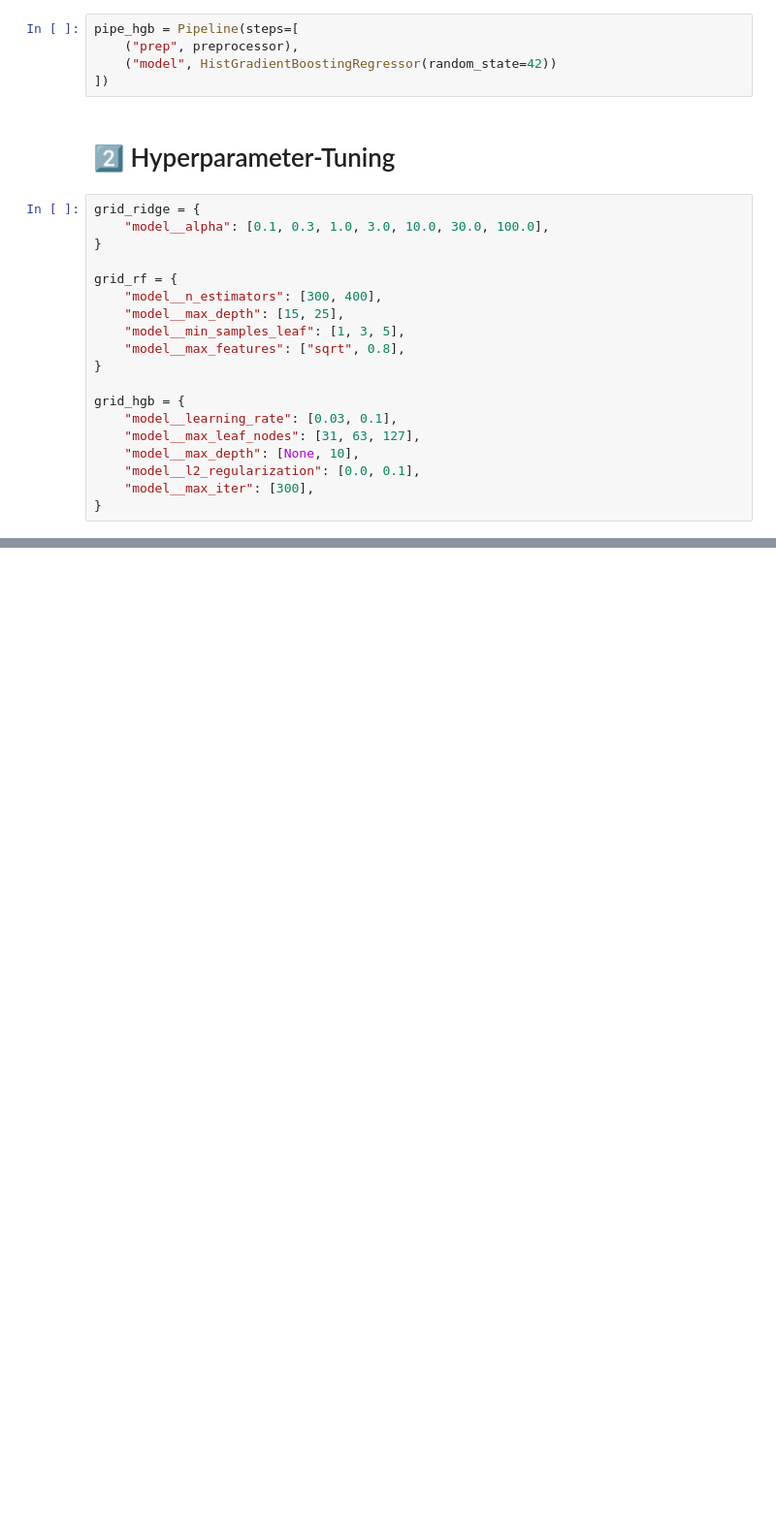
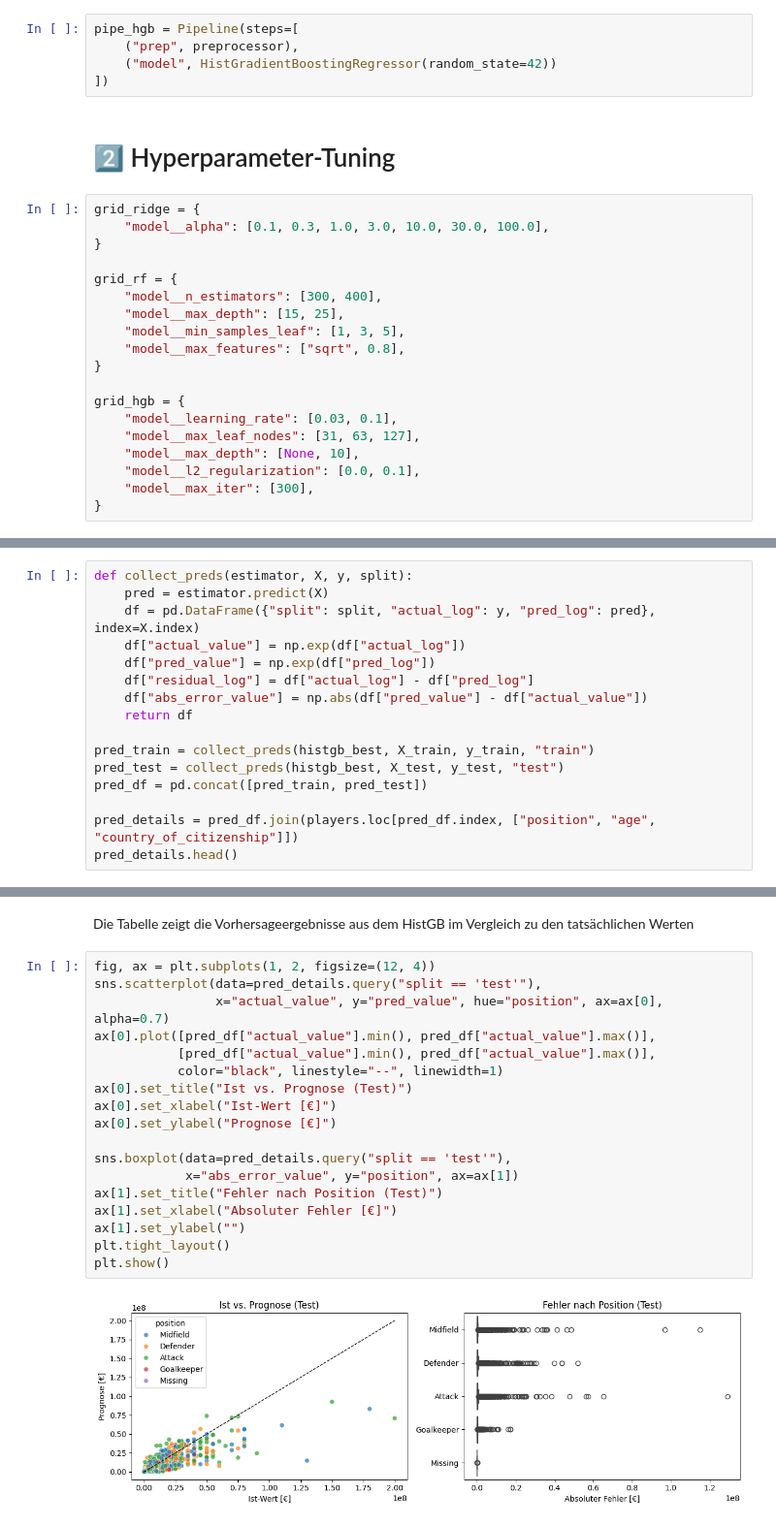
Before and after one commit to Tooonni/ADSC21, a Jupyter notebook: notebooks/05_Modelling.ipynb, the cells around one changed output, grey strips where cells are left out. Shown at 97% size. Drawn from its saved outputs; the diff is of its cells as text; blank space fills up the shorter version.

```diff
--- a/notebooks/05_Modelling.ipynb
+++ b/notebooks/05_Modelling.ipynb
@@ -148,0 +230,16 @@ HistGB (strong) — Test R²:   0.7676
+# %%
+def collect_preds(estimator, X, y, split):
+    pred = estimator.predict(X)
+    df = pd.DataFrame({"split": split, "actual_log": y, "pred_log": pred}, index=X.index)
+    df["actual_value"] = np.exp(df["actual_log"])
+    df["pred_value"] = np.exp(df["pred_log"])
+    df["residual_log"] = df["actual_log"] - df["pred_log"]
+    df["abs_error_value"] = np.abs(df["pred_value"] - df["actual_value"])
+    return df
+
+pred_train = collect_preds(histgb_best, X_train, y_train, "train")
+pred_test = collect_preds(histgb_best, X_test, y_test, "test")
+pred_df = pd.concat([pred_train, pred_test])
+
+pred_details = pred_df.join(players.loc[pred_df.index, ["position", "age", "country_of_citizenship"]])
+pred_details.head()
@@ -148,0 +253,22 @@ HistGB (strong) — Test R²:   0.7676
+# %% [markdown]
+Die Tabelle zeigt die Vorhersageergebnisse aus dem HistGB im Vergleich zu den tatsächlichen Werten
+# %%
+fig, ax = plt.subplots(1, 2, figsize=(12, 4))
+sns.scatterplot(data=pred_details.query("split == 'test'"),
+                x="actual_value", y="pred_value", hue="position", ax=ax[0], alpha=0.7)
+ax[0].plot([pred_df["actual_value"].min(), pred_df["actual_value"].max()],
+           [pred_df["actual_value"].min(), pred_df["actual_value"].max()],
+           color="black", linestyle="--", linewidth=1)
+ax[0].set_title("Ist vs. Prognose (Test)")
+ax[0].set_xlabel("Ist-Wert [€]")
+ax[0].set_ylabel("Prognose [€]")
+
+sns.boxplot(data=pred_details.query("split == 'test'"),
+            x="abs_error_value", y="position", ax=ax[1])
+ax[1].set_title("Fehler nach Position (Test)")
+ax[1].set_xlabel("Absoluter Fehler [€]")
+ax[1].set_ylabel("")
+plt.tight_layout()
+plt.show()
+# %% [output]
+[figure, added]
```
Also changed, not shown: parts of 19 cells of this notebook, 1 other file.
